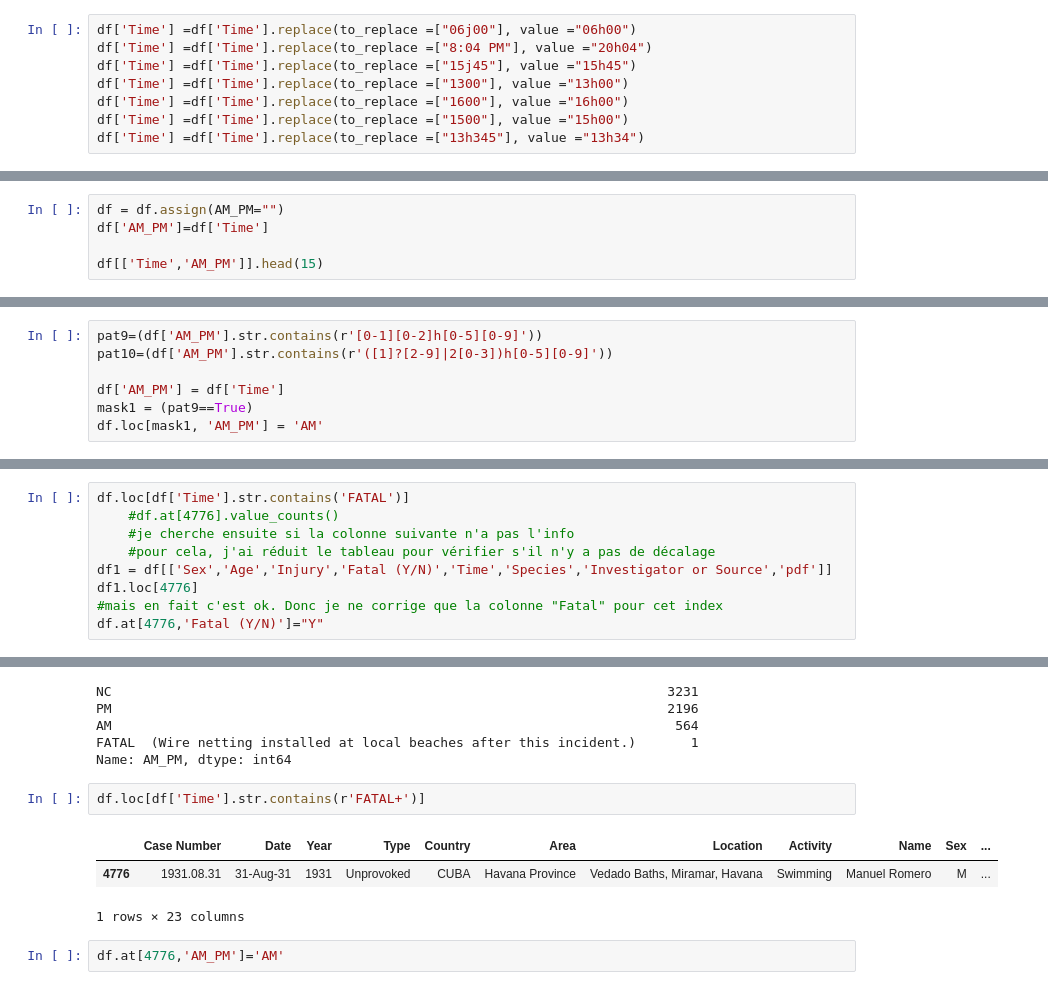
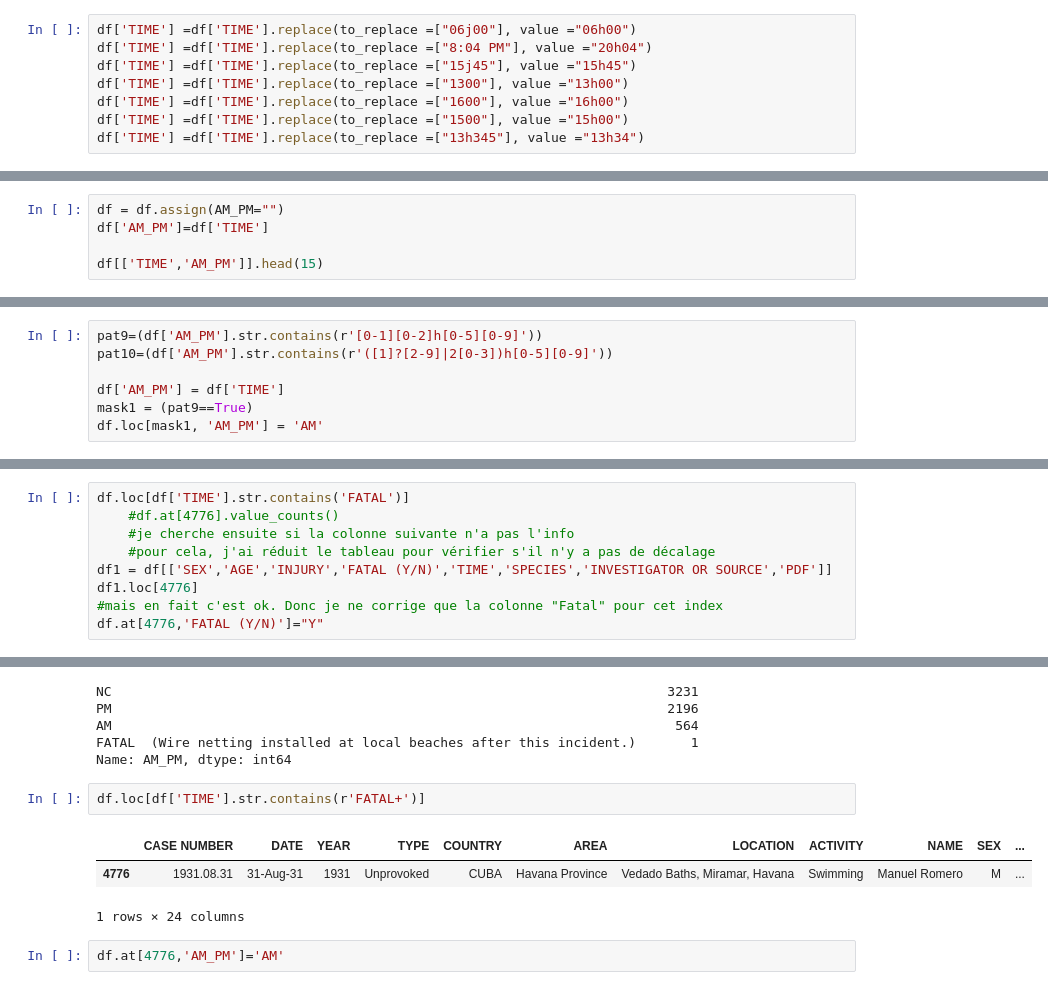
Before and after one commit to sandrineh/data-labs, a Jupyter notebook: module-1/pandas-project/your-code/Main.ipynb, the cells around one changed output, grey strips where cells are left out. Drawn from its saved outputs; the diff is of its cells as text.

```diff
--- a/module-1/pandas-project/your-code/Main.ipynb
+++ b/module-1/pandas-project/your-code/Main.ipynb
@@ -854,16 +871,16 @@ En effet, avec ce format de date je vais pouvoir remplir la colonne "AM_PM" cré
 # %%
-df['Time'] =df['Time'].replace(to_replace =["06j00"], value ="06h00")
-df['Time'] =df['Time'].replace(to_replace =["8:04 PM"], value ="20h04")
-df['Time'] =df['Time'].replace(to_replace =["15j45"], value ="15h45")
-df['Time'] =df['Time'].replace(to_replace =["1300"], value ="13h00")
-df['Time'] =df['Time'].replace(to_replace =["1600"], value ="16h00")
-df['Time'] =df['Time'].replace(to_replace =["1500"], value ="15h00")
-df['Time'] =df['Time'].replace(to_replace =["13h345"], value ="13h34")
+df['TIME'] =df['TIME'].replace(to_replace =["06j00"], value ="06h00")
+df['TIME'] =df['TIME'].replace(to_replace =["8:04 PM"], value ="20h04")
+df['TIME'] =df['TIME'].replace(to_replace =["15j45"], value ="15h45")
+df['TIME'] =df['TIME'].replace(to_replace =["1300"], value ="13h00")
+df['TIME'] =df['TIME'].replace(to_replace =["1600"], value ="16h00")
+df['TIME'] =df['TIME'].replace(to_replace =["1500"], value ="15h00")
+df['TIME'] =df['TIME'].replace(to_replace =["13h345"], value ="13h34")
 # %% [markdown]
 ### Creation d'un nouvelle colonne "AM_PM" pour y reseigner les infos suivantes : le matin-AM de l'apres-midi-PM si pas possible ou vide alors NC
 # %%
 df = df.assign(AM_PM="")
-df['AM_PM']=df['Time']
+df['AM_PM']=df['TIME']
 
-df[['Time','AM_PM']].head(15)
+df[['TIME','AM_PM']].head(15)
 # %% [output]
@@ -910,7 +927,7 @@ Retour au travail sur la colonne "AM_PM"<br/>
 pat9=(df['AM_PM'].str.contains(r'[0-1][0-2]h[0-5][0-9]'))
 pat10=(df['AM_PM'].str.contains(r'([1]?[2-9]|2[0-3])h[0-5][0-9]'))
 
-df['AM_PM'] = df['Time']
+df['AM_PM'] = df['TIME']
 mask1 = (pat9==True)
 df.loc[mask1, 'AM_PM'] = 'AM'
 # %%
@@ -940,13 +957,13 @@ En checkant les valeurs uniques, on constate qu'il y a une info qui devrait rens
     Je cherche donc l'index
 # %%
-df.loc[df['Time'].str.contains('FATAL')]
+df.loc[df['TIME'].str.contains('FATAL')]
     #df.at[4776].value_counts()
     #je cherche ensuite si la colonne suivante n'a pas l'info
     #pour cela, j'ai réduit le tableau pour vérifier s'il n'y a pas de décalage
-df1 = df[['Sex','Age','Injury','Fatal (Y/N)','Time','Species','Investigator or Source','pdf']]
+df1 = df[['SEX','AGE','INJURY','FATAL (Y/N)','TIME','SPECIES','INVESTIGATOR OR SOURCE','PDF']]
 df1.loc[4776]
 #mais en fait c'est ok. Donc je ne corrige que la colonne "Fatal" pour cet index
-df.at[4776,'Fatal (Y/N)']="Y"
+df.at[4776,'FATAL (Y/N)']="Y"
 # %%
 pat11 = r'^\s$|^\s\s$|^\s\s\s$|Before daybreak|"shortly PM|After 04h00|Daytime|500|830|2 hours after Opperman|--|FATAL\s\s(\w+.)+|30 minutes after 1992.07.08.a|Possibly same incident as 2000.08.21|Sometime between 06h00 & 08hoo|>08h00|>06h45|<07h30|10h30 or 13h30|10h00 or 14h00|X'
 pat12 = r'"Early evening"|Shortly after midnight|Nightfall|After midnight|A.M.|[A-Za-z]+\s[Aa]fterno*n|PM.|Midday.|"PM|"Night"|"After lunch"|Noon|[Aa]fterno*n|Lunchtime|Just before sundown|[Aa]fter\sno*n|Late night|[Mm]idnight|18h15-18h30|[Nn]ight+|[Ee]vening|evening+|"Evening"|[A-Za-z]+\s[Dd]usk|[Dd]usk|Dark|"After dark"|[Ss]unset|Midday|17h00 or 17h40|Just after 12h00|"shortly before dusk"'
@@ -983,11 +1000,11 @@ AM                                                                        564
 FATAL  (Wire netting installed at local beaches after this incident.)       1
 Name: AM_PM, dtype: int64
 # %%
-df.loc[df['Time'].str.contains(r'FATAL+')]
+df.loc[df['TIME'].str.contains(r'FATAL+')]
 # %% [output]
-|  | Case Number | Date | Year | Type | Country | Area | Location | Activity | Name | Sex | ... |
+|  | CASE NUMBER | DATE | YEAR | TYPE | COUNTRY | AREA | LOCATION | ACTIVITY | NAME | SEX | ... |
 | 4776 | 1931.08.31 | 31-Aug-31 | 1931 | Unprovoked | CUBA | Havana Province | Vedado Baths, Miramar, Havana | Swimming | Manuel Romero | M | ... |
-1 rows × 23 columns
+1 rows × 24 columns
 # %%
 df.at[4776,'AM_PM']='AM'
 # %%
```
Also changed, not shown: parts of 102 cells of this notebook, 1 other file.
